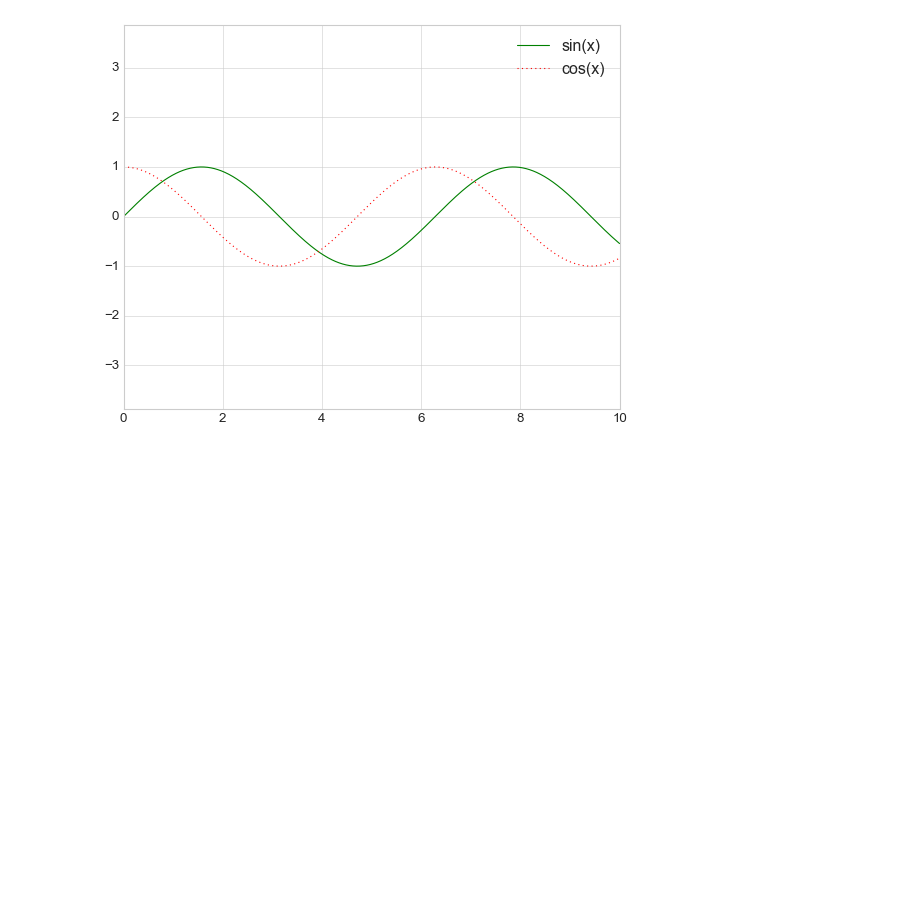
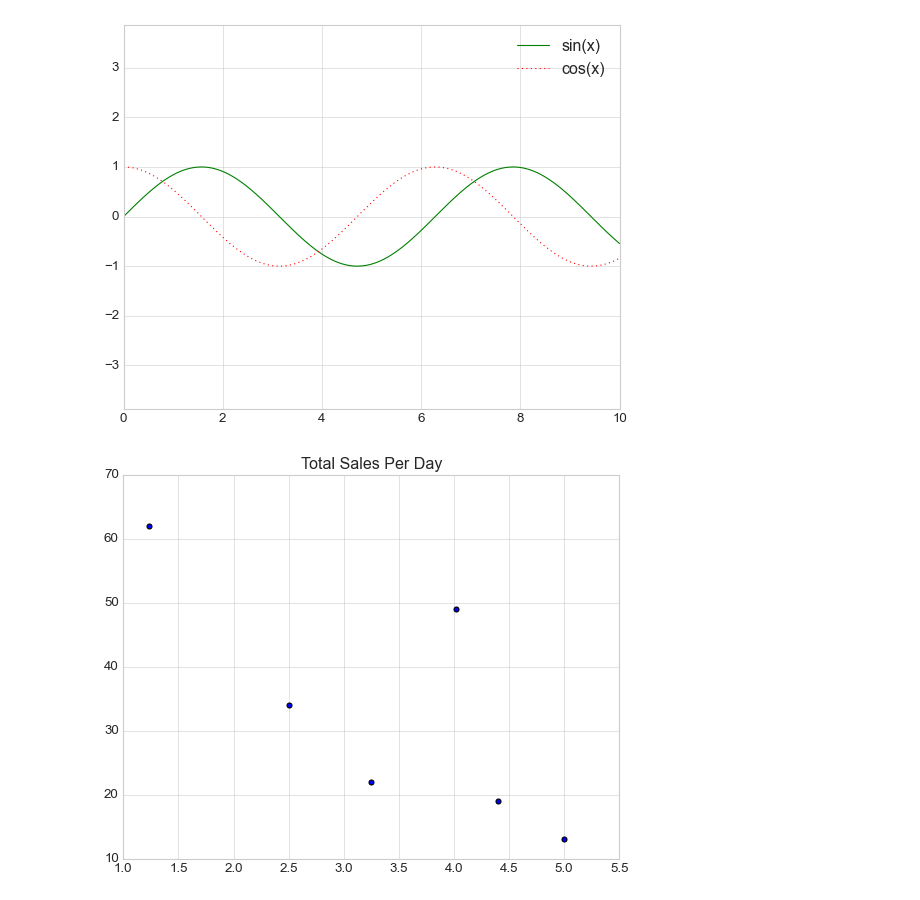
Before and after one commit to MbuviM/Data-Visualization-Learning-Projects, a Jupyter notebook: Matplotlib.ipynb, the cells around one changed output. Saved outputs shown, nothing was run; the diff lists cells and outputs as text; code cells hidden in the pictures; blank space fills up the shorter version.

```diff
--- a/Matplotlib.ipynb
+++ b/Matplotlib.ipynb
@@ -142,3 +142,13 @@ plt.legend()
 # %% [output]
 <matplotlib.legend.Legend at 0x...>
 [figure]
+# %%
+# plt.scatter() is the method used to scatter the plot.
+# plt.show() is the method used to show the plot.
+price = [2.50, 1.23, 4.02, 3.25, 5.00, 4.40]
+sales_per_day = [34, 62, 49, 22, 13, 19]
+plt.title('Total Sales Per Day')
+plt.scatter(price, sales_per_day)
+plt.show() # Mostly used in Python Scripts
+# %% [output]
+[figure, added]
```
Also changed, not shown: parts of 6 cells of this notebook.
